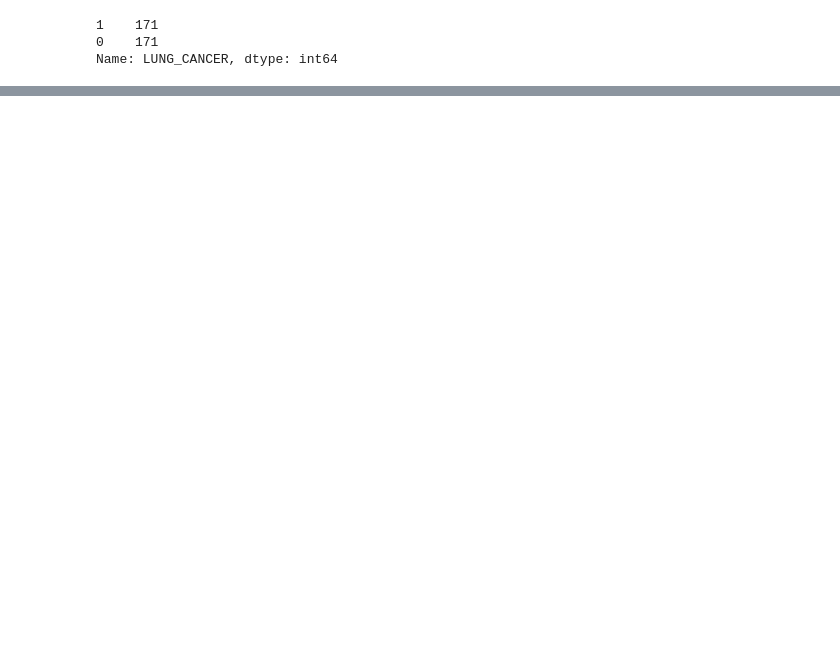
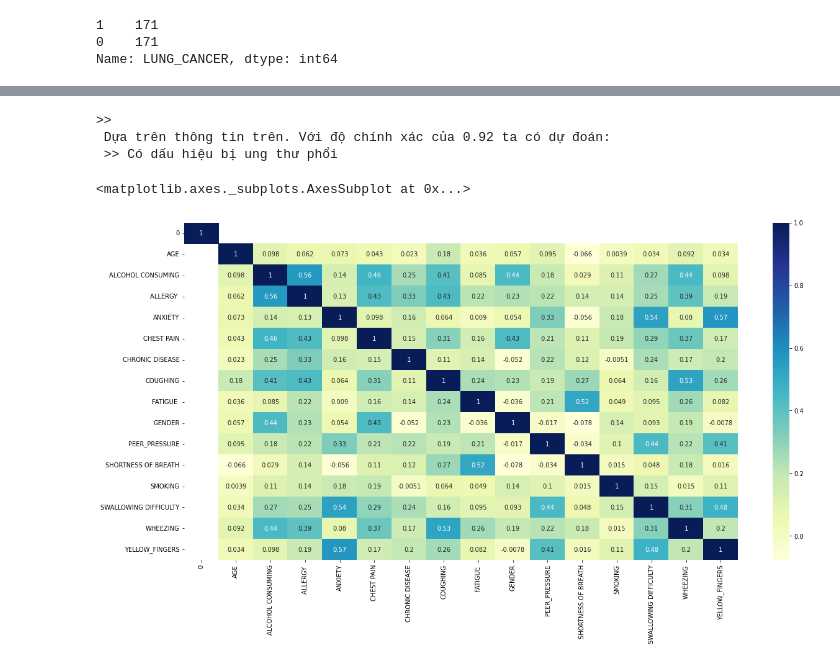
Before and after one commit to 1337Rinz/KhaiPhaDuLieuLon, a Jupyter notebook: DoAn_KhaiPhaDuLieuLon.ipynb, the cells around one changed output, grey strips where cells are left out. Drawn from its saved outputs; the diff is of its cells as text; code cells hidden in the pictures; blank space fills up the shorter version.

```diff
--- a/DoAn_KhaiPhaDuLieuLon.ipynb
+++ b/DoAn_KhaiPhaDuLieuLon.ipynb
@@ -543 +560,27 @@ weighted avg       0.93      0.93      0.93       134
 [figure]
+# %%
+# Model ver 2.0 after deal with imbalance data  :">
+
+modelFix_predict = [[GENDER,AGE,SMOKING,YELLOW_FINGERS,ANXIETY,PEER_PRESSURE ,CHRONIC_DISEASE,FATIGUE,ALLERGY,WHEEZING,ALCOHOL_CONSUMING,COUGHING,SHORTNESS_OF_BREATH,SWALLOWING_DIFFICULTY,CHEST_PAIN]]
+modelFix_pred =gNB.predict(modelFix_predict)
+
+if modelFix_pred == 1:
+    result = "Có dấu hiệu bị ung thư phổi"
+elif modelFix_pred == 0 :
+    result = "Không có dấu hiệu bị ung thư phổi"
+else :
+    result = "error "
+
+print(">>\n Dựa trên thông tin trên. Với độ chính xác của {:.2f} ta có dự đoán:\n >> {}".format((accuracy_score(y_test, gNB.predict(X_test))),result))
+# %% [output]
+>>
+ Dựa trên thông tin trên. Với độ chính xác của 0.92 ta có dự đoán:
+ >> Có dấu hiệu bị ung thư phổi
+# %%
+# khởi tạo figure
+plt.figure(figsize=(20,10))
+# Ma trận tương quan bằng heatmap (plot Correlation Matrix)
+sns.heatmap(new_DF.corr(),annot=True, cmap='YlGnBu')
+# %% [output]
+<matplotlib.axes._subplots.AxesSubplot at 0x...>
+[figure, added]
```
Also changed, not shown: parts of 18 cells of this notebook.
